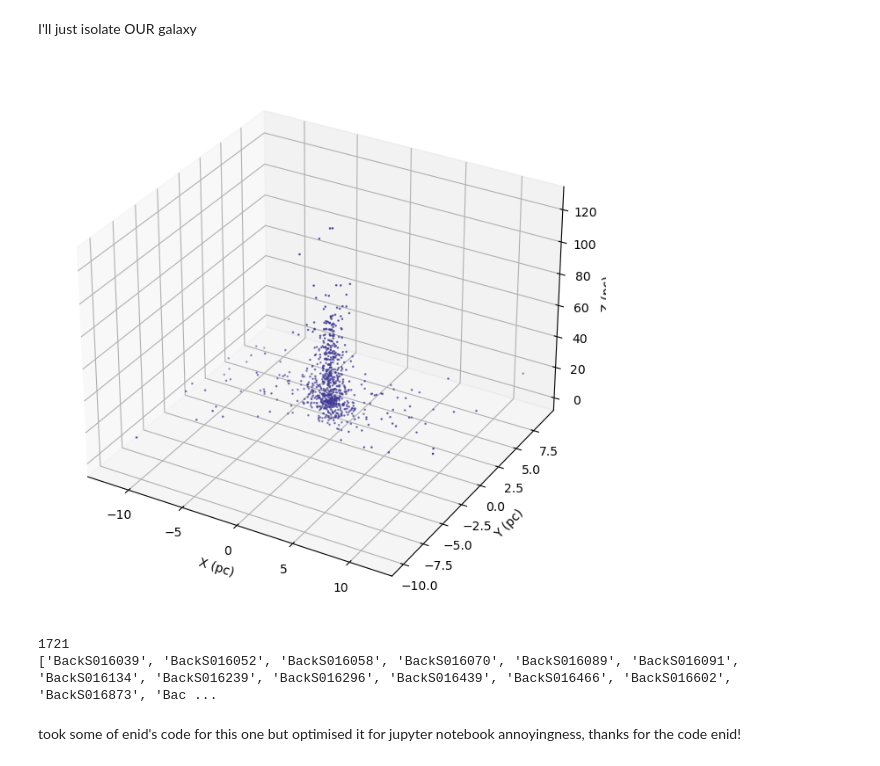
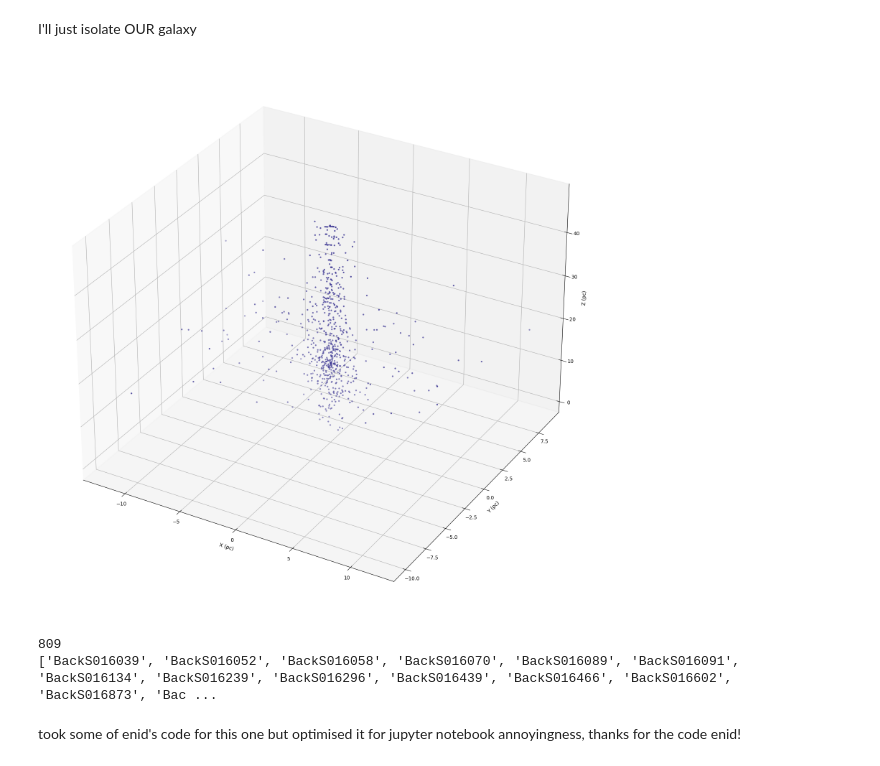
Before and after one commit to nicomii/astro_ladder, a Jupyter notebook: final/welcome.ipynb, the cells around one changed output. Cells and saved outputs as stored; diff of their text form; code cells hidden in the pictures.

Commit message:
tweaked graphs and local galaxy

```diff
--- a/final/welcome.ipynb
+++ b/final/welcome.ipynb
@@ -16,7 +16,7 @@ Name, X_stars, Y_stars, rad_velocity, parallax = data["Name"] , data["X"], data[
 Let's have a look at our local universe!!
 # %%
 
-star_index = [i for i, x in enumerate(parallax) if x > 0.001]
+star_index = [i for i, x in enumerate(parallax) if x > 0.003]
 
 X_pos = [X_stars[i] for i in star_index]
 Y_pos = [Y_stars[i] for i in star_index]
@@ -63,17 +63,17 @@ I'll just isolate OUR galaxy
 # %%
 
 
-closeindexes =  [i for i, x in enumerate(parallax) if x > 0.007] # restriction step
+closeindexes =  [i for i, x in enumerate(parallax) if x > 0.02] # restriction step
 
 closex = x[closeindexes]; closey = y[closeindexes]; closez = z[closeindexes]; # get the XYZ of close stars
-fig = plt.figure(figsize=(8, 8));  # and now plot
+fig = plt.figure(figsize=(20, 20));  # and now plot
 ax = fig.add_subplot(projection='3d')
-ax.scatter(closex, closey, closez, s=0.7, color="#413b96");
+ax.scatter(closex, closey, closez, s=5, color="#413b96");
 ax.set_xlabel('X (pc)'); ax.set_ylabel('Y (pc)'); ax.set_zlabel('Z (pc)');
 
 plt.show()
 # %% [output]
-[figure, old version]
+[figure, new version]
 # %%
 import warnings
 warnings.filterwarnings("ignore", category=RuntimeWarning)
@@ -91,7 +91,7 @@ variableparallaxes = np.array([data["Parallax"][i] for i in variableindexes])
 Vfluxes = data['GreenF']; variableVfluxes = np.array([Vfluxes[i] for i in variableindexes])
 variableVlumins = variableVfluxes * 4 * np.pi * ((1 / variableparallaxes) * 3.086 * 10**16)**2
 # %% [output]
-1721
+809
 ['BackS016039', 'BackS016052', 'BackS016058', 'BackS016070', 'BackS016089', 'BackS016091', 'BackS016134', 'BackS016239', 'BackS016296', 'BackS016439', 'BackS016466', 'BackS016602', 'BackS016873', 'Bac ...
 # %% [markdown]
 took some of enid's code for this one but optimised it for jupyter notebook annoyingness, thanks for the code enid!
```
Also changed, not shown: parts of 1 cell of this notebook.
